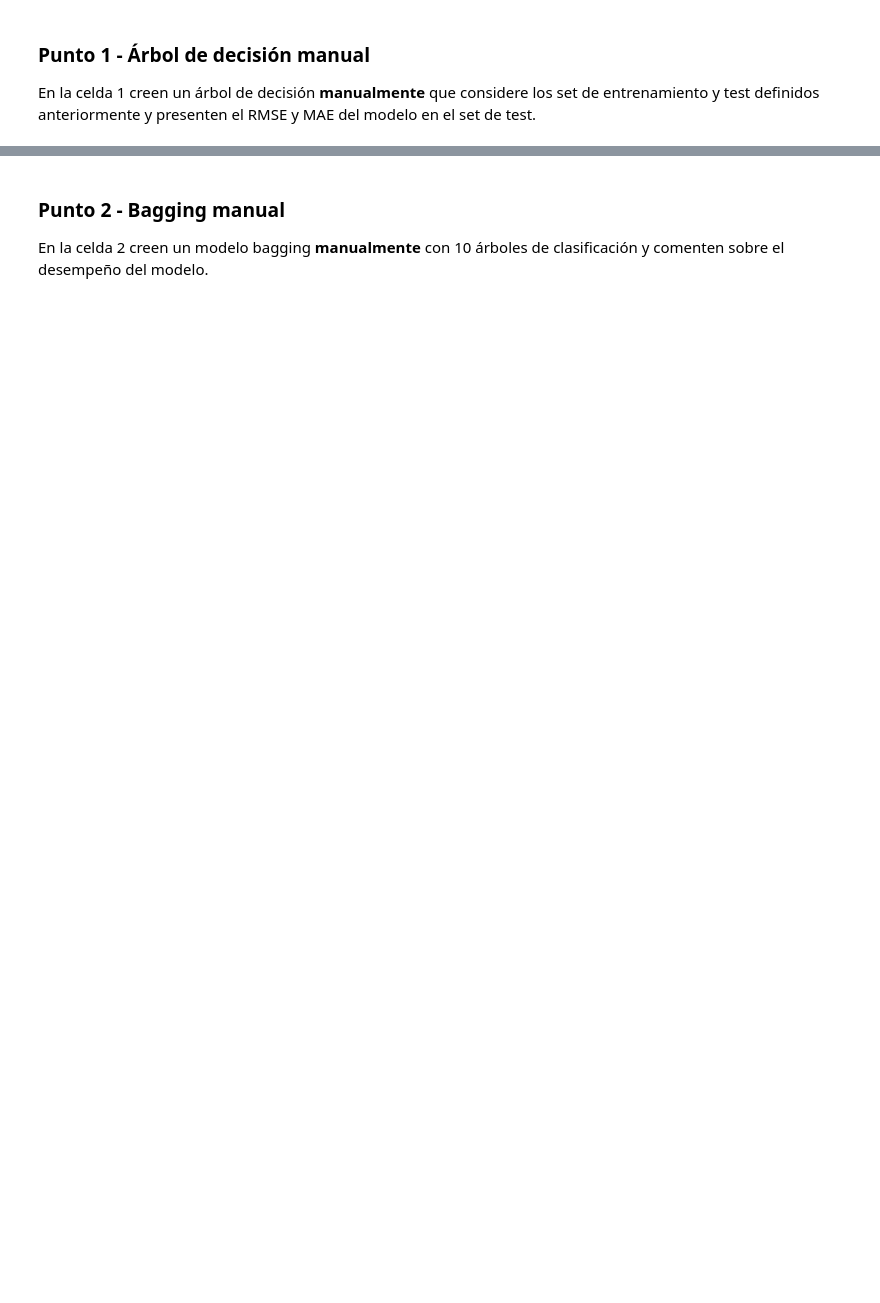
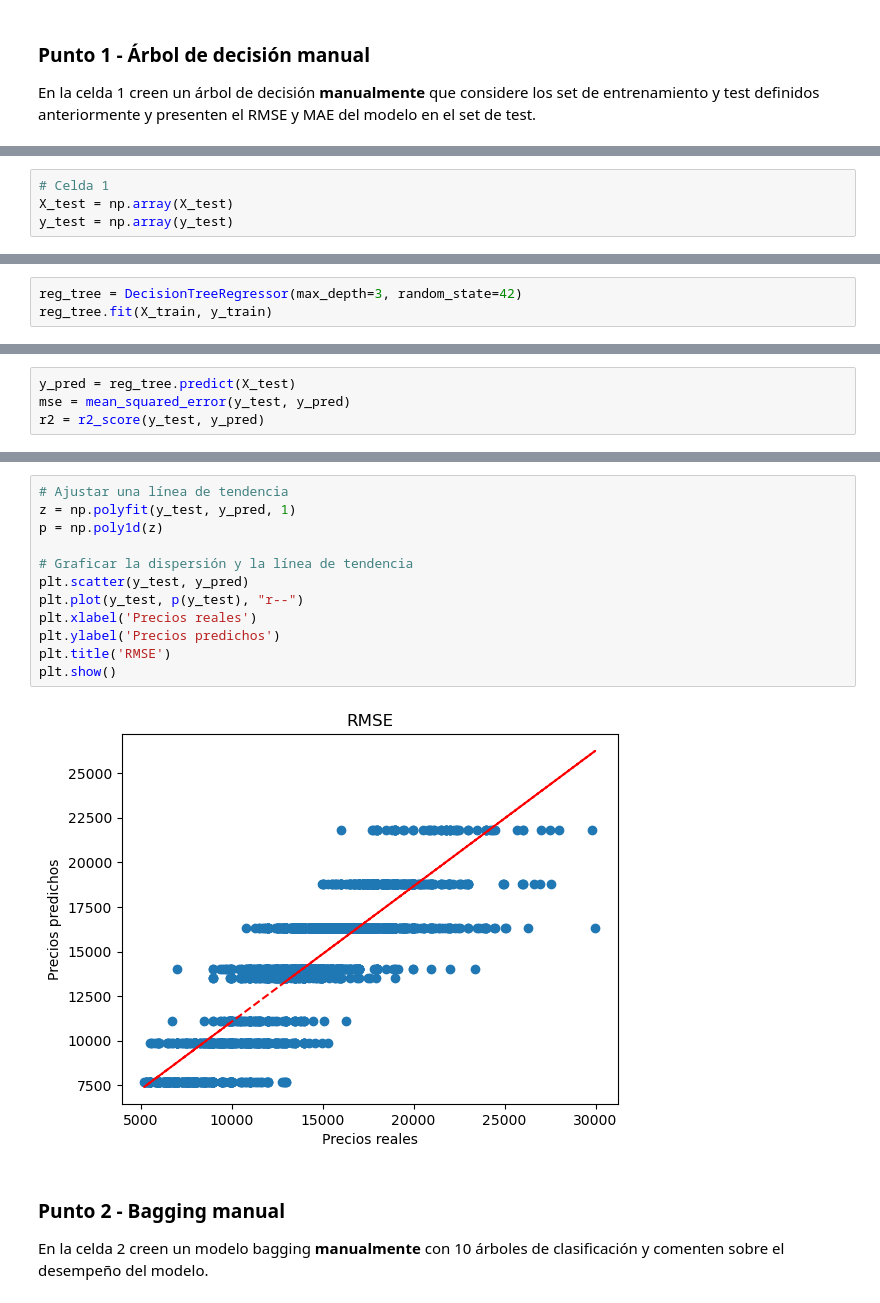
Before and after one commit to jaimerodriguezb/MIAD_ML_NLP_2023, a Jupyter notebook: Semana 2/S2TC1_RandomForests_Boosting.ipynb, the cells around one changed output, grey strips where cells are left out. Saved outputs shown, nothing was run; the diff lists cells and outputs as text; blank space fills up the shorter version.

```diff
--- a/Semana 2/S2TC1_RandomForests_Boosting.ipynb
+++ b/Semana 2/S2TC1_RandomForests_Boosting.ipynb
@@ -42,0 +66,4 @@ En la celda 1 creen un árbol de decisión **manualmente**  que considere los se
+# %%
+# Celda 1
+X_test = np.array(X_test)
+y_test = np.array(y_test)
@@ -42,0 +151,3 @@ En la celda 1 creen un árbol de decisión **manualmente**  que considere los se
+# %%
+reg_tree = DecisionTreeRegressor(max_depth=3, random_state=42)
+reg_tree.fit(X_train, y_train)
@@ -42,0 +156,4 @@ En la celda 1 creen un árbol de decisión **manualmente**  que considere los se
+# %%
+y_pred = reg_tree.predict(X_test)
+mse = mean_squared_error(y_test, y_pred)
+r2 = r2_score(y_test, y_pred)
@@ -43,3 +170,17 @@ En la celda 1 creen un árbol de decisión **manualmente**  que considere los se
+# %%
+# Ajustar una línea de tendencia
+z = np.polyfit(y_test, y_pred, 1)
+p = np.poly1d(z)
+
+# Graficar la dispersión y la línea de tendencia
+plt.scatter(y_test, y_pred)
+plt.plot(y_test, p(y_test), "r--")
+plt.xlabel('Precios reales')
+plt.ylabel('Precios predichos')
+plt.title('RMSE')
+plt.show()
+# %% [output]
+[figure, added]
 # %% [markdown]
 ### Punto 2 - Bagging manual
 
```
Also changed, not shown: parts of 47 cells of this notebook, 5 other files.
